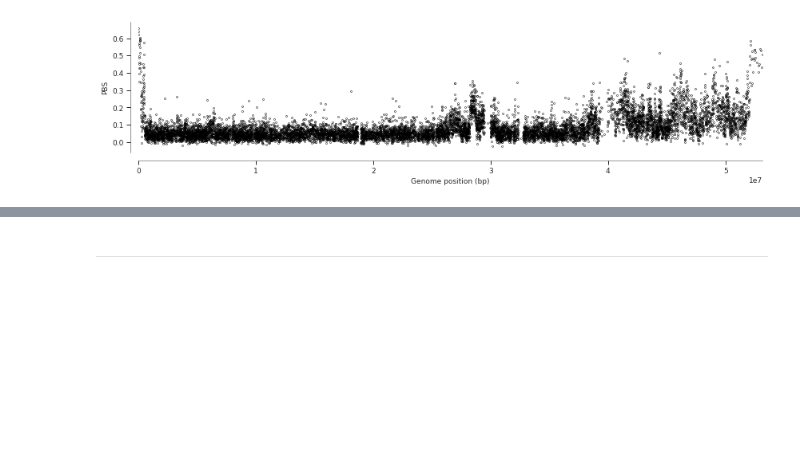
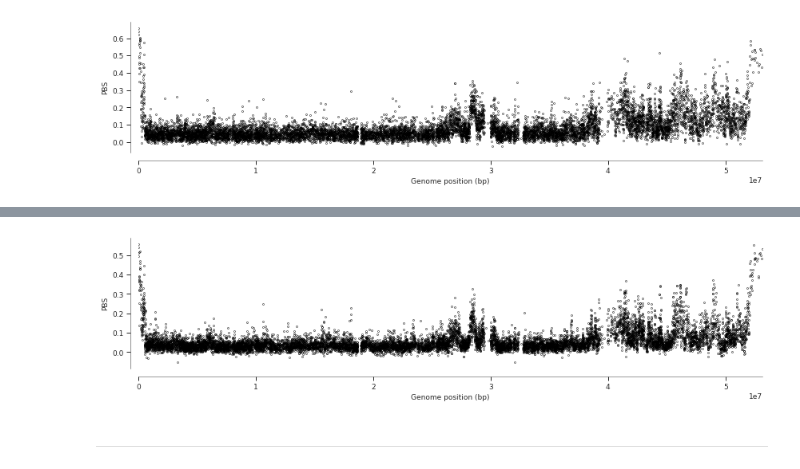
Before and after one commit to randomxsk8/notebooks, a Jupyter notebook: 09202019_selection_PBS.ipynb, the cells around one changed output, grey strips where cells are left out. Saved outputs shown, nothing was run; the diff lists cells and outputs as text; code cells hidden in the pictures; blank space fills up the shorter version.

```diff
--- a/09202019_selection_PBS.ipynb
+++ b/09202019_selection_PBS.ipynb
@@ -94,0 +74,4 @@ pbs_plot('3R', 'GNcol', 'GNgam', 'GAgam')
+# %%
+pbs_plot('3R','CIcol', 'GAgam', 'FRgam')
+# %% [output]
+[figure, added]
```
Also changed, not shown: parts of 13 cells of this notebook, 3 other files.
